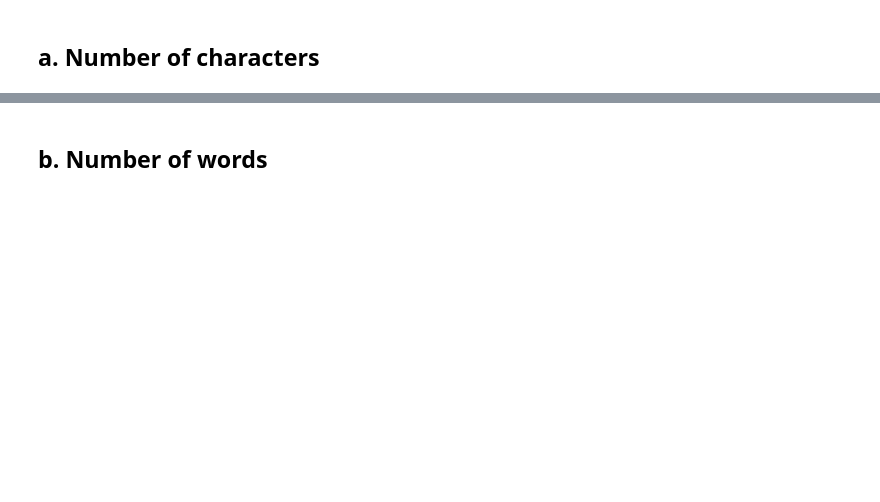
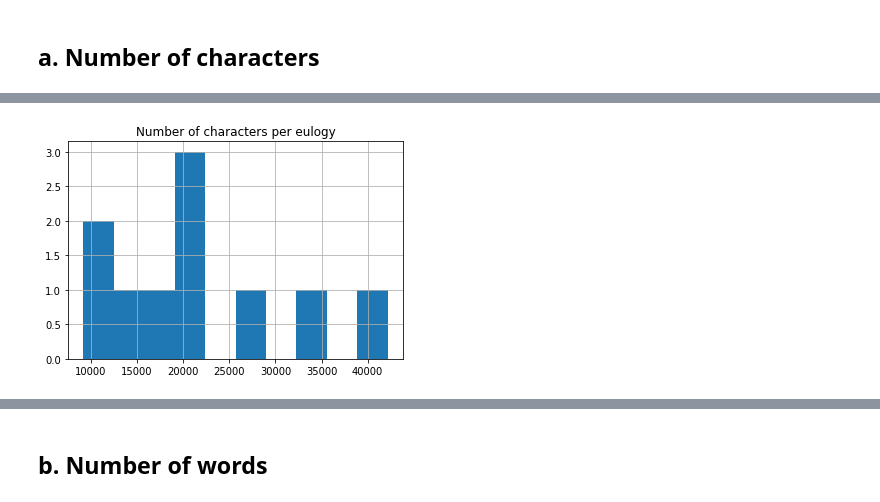
Before and after one commit to LHST-EPFL/eloge_academie, a Jupyter notebook: Code/Condorcet/Mairan.ipynb, the cells around one changed output, grey strips where cells are left out. Saved outputs shown, nothing was run; the diff lists cells and outputs as text; code cells hidden in the pictures; blank space fills up the shorter version.

```diff
--- a/Code/Condorcet/Mairan.ipynb
+++ b/Code/Condorcet/Mairan.ipynb
@@ -45,0 +55,4 @@ df_mairan.Annee.hist(xrot = 90)
+# %%
+nbr_character(df_mairan)
+# %% [output]
+[figure, added]
```
Also changed, not shown: parts of 38 cells of this notebook, 3 other files.
